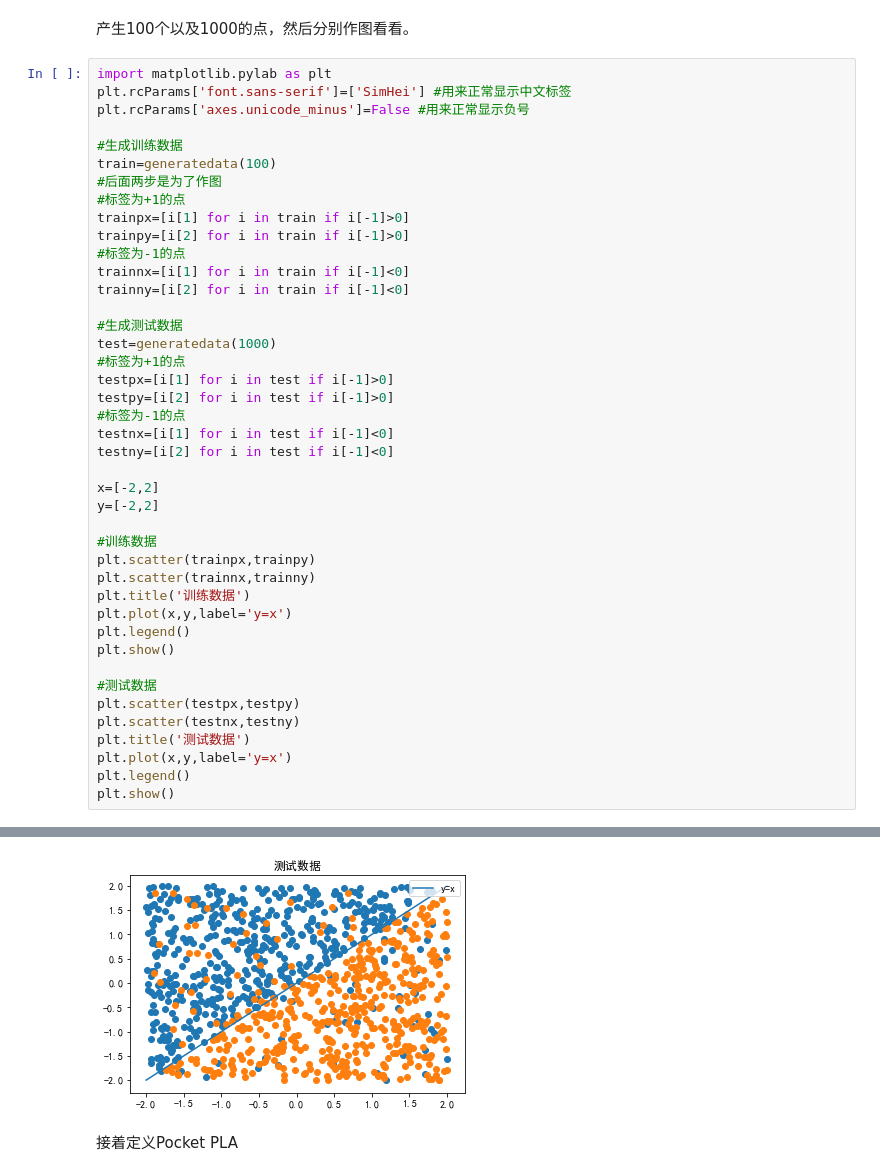
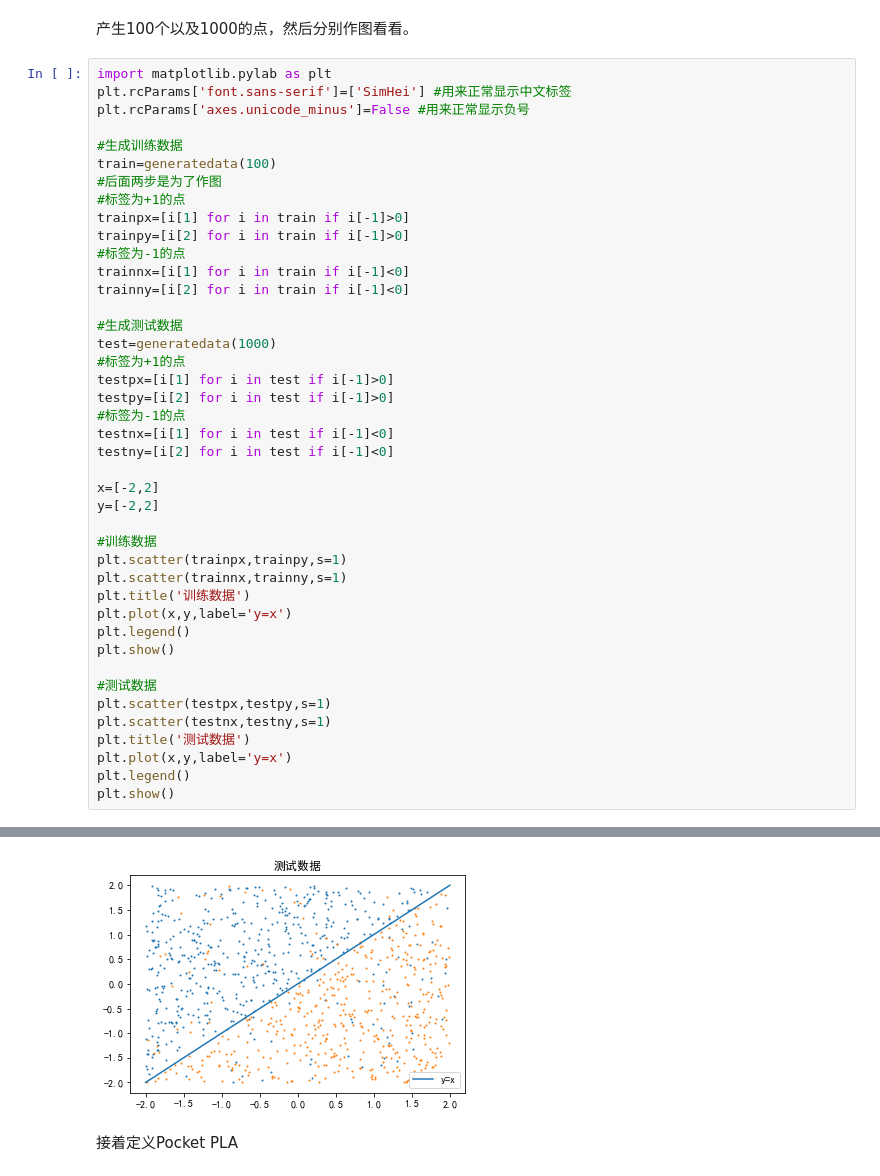
Before and after one commit to Doraemonzzz/Learning-from-data, a Jupyter notebook: Chapter3/Chapter 3 The Linear Model.ipynb, the cells around one changed output, grey strips where cells are left out. Cells and saved outputs as stored; diff of their text form.

```diff
--- a/Chapter3/Chapter 3 The Linear Model.ipynb
+++ b/Chapter3/Chapter 3 The Linear Model.ipynb
@@ -66,16 +81,16 @@ x=[-2,2]
 y=[-2,2]
 
 #训练数据
-plt.scatter(trainpx,trainpy)
-plt.scatter(trainnx,trainny)
+plt.scatter(trainpx,trainpy,s=1)
+plt.scatter(trainnx,trainny,s=1)
 plt.title('训练数据')
 plt.plot(x,y,label='y=x')
 plt.legend()
 plt.show()
 
 #测试数据
-plt.scatter(testpx,testpy)
-plt.scatter(testnx,testny)
+plt.scatter(testpx,testpy,s=1)
+plt.scatter(testnx,testny,s=1)
 plt.title('测试数据')
 plt.plot(x,y,label='y=x')
 plt.legend()
@@ -85,4 +100,4 @@ plt.show()
-[figure, old version]
+[figure, new version]
 # %% [markdown]
 接着定义Pocket PLA
 # %%
```
Also changed, not shown: parts of 84 cells of this notebook, 51 other files.
